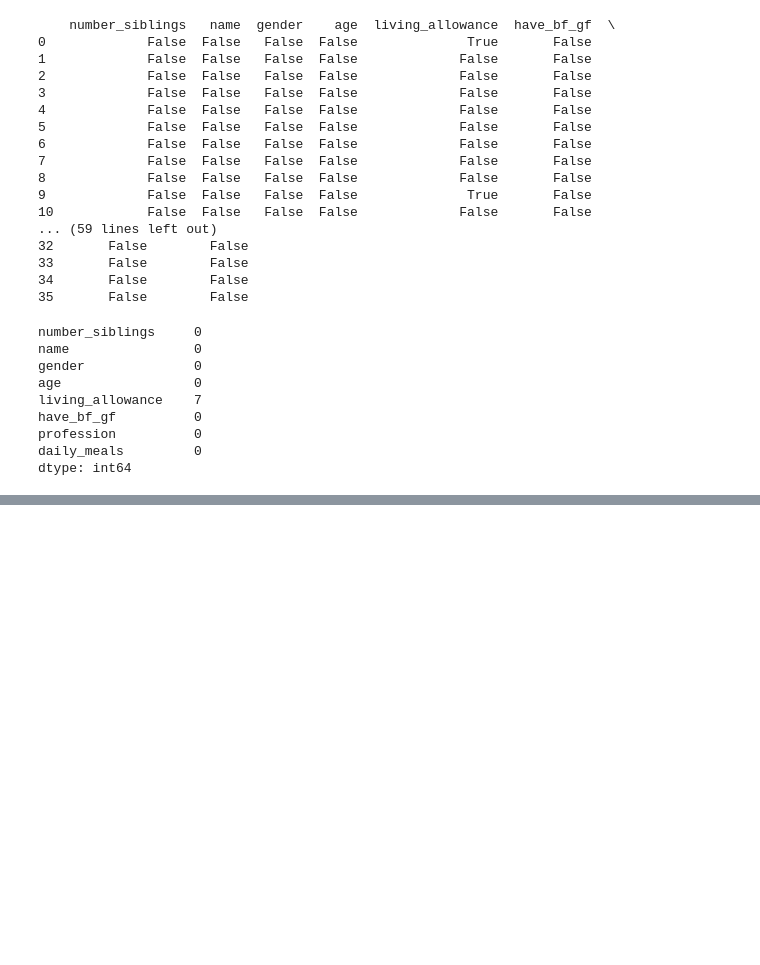
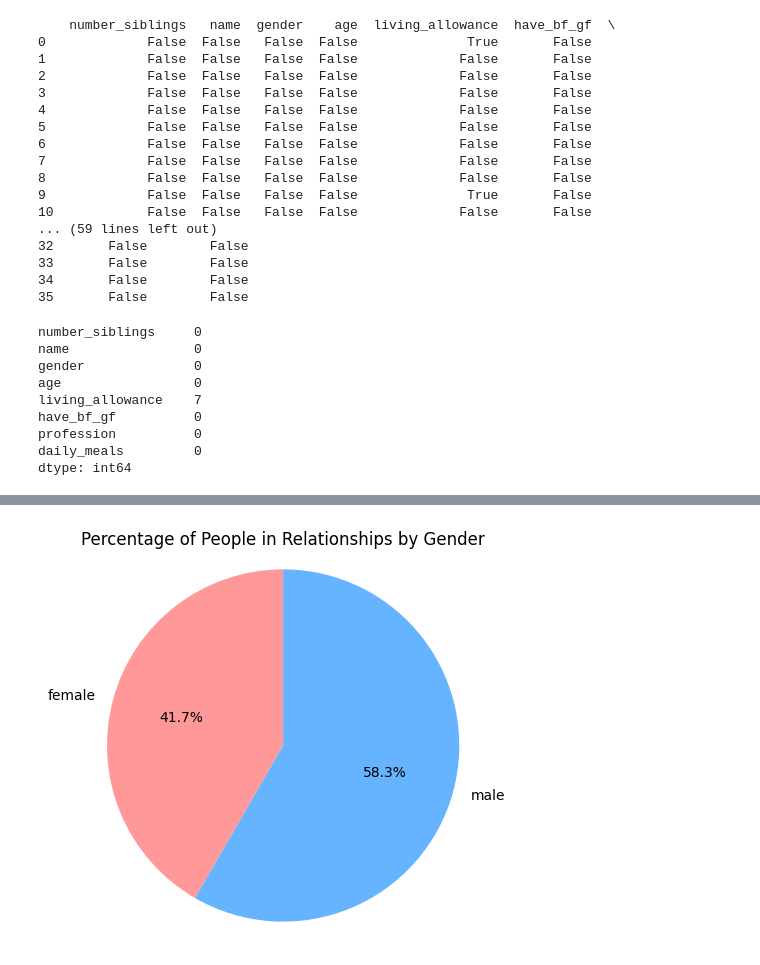
Before and after one commit to NankyaElsa/NANKYA_ELSA, a Jupyter notebook: MORNING_SESSION/nankya_elsa_day8.ipynb, the cells around one changed output, grey strips where cells are left out. Drawn from its saved outputs; the diff is of its cells as text; code cells hidden in the pictures; blank space fills up the shorter version.

```diff
--- a/MORNING_SESSION/nankya_elsa_day8.ipynb
+++ b/MORNING_SESSION/nankya_elsa_day8.ipynb
@@ -202,0 +300,13 @@ print(data)
+# %%
+# plot a pie chart now
+plt.figure(figsize=(5,5))
+plt.pie(group_data_by_gender, labels= group_data_by_gender.index, autopct="%1.1f%%", colors=['#ff9999','#66b3ff'], startangle=90)
+
+# set titles
+plt.title('Percentage of People in Relationships by Gender')
+plt.axis('equal')
+
+# show the pie chart
+plt.show()
+# %% [output]
+[figure, added]
```
Also changed, not shown: parts of 8 cells of this notebook.
